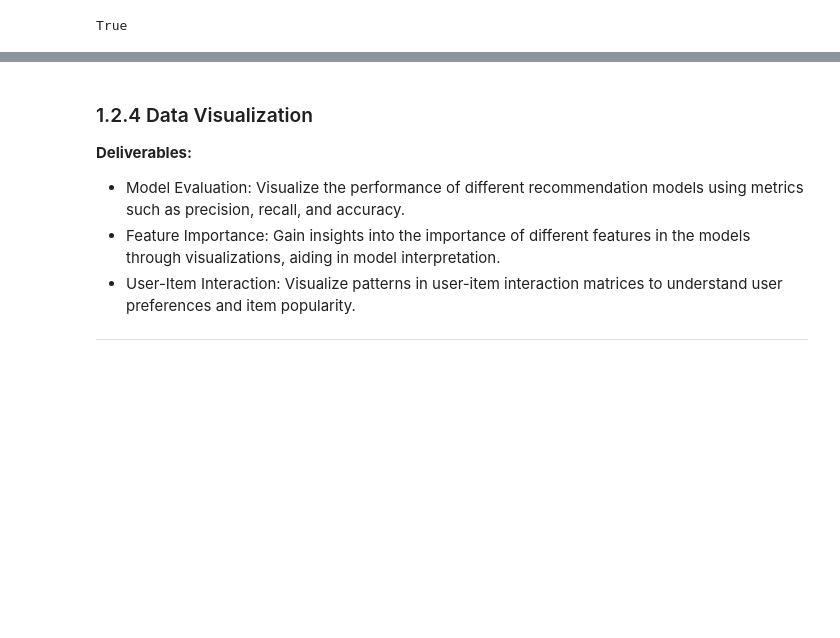
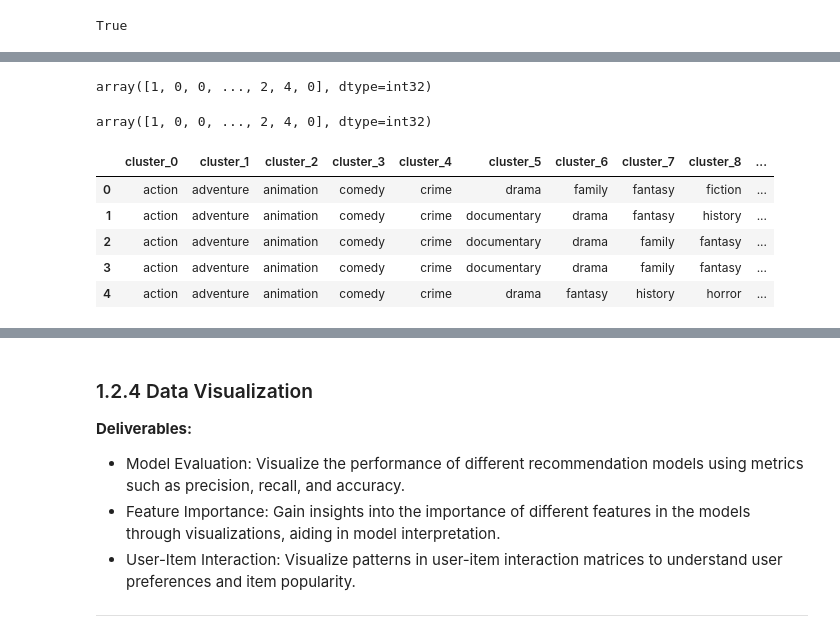
Before and after one commit to tamadasun/Integrated-Movie-Recommendation-and-Analysis, a Jupyter notebook: notebooks/02_Data_Modeling.ipynb, the cells around one changed output, grey strips where cells are left out. Cells and saved outputs as stored; diff of their text form; code cells hidden in the pictures; blank space fills up the shorter version.

```diff
--- a/notebooks/02_Data_Modeling.ipynb
+++ b/notebooks/02_Data_Modeling.ipynb
@@ -438,2 +437,26 @@ galaxy far far away
 # %%
 tmdb_df['preprocessed_overview'] = tmdb_df['overview'].apply(lemmatize_text)
+# %%
+def apply_tfidf_vectorizer(data, text_column='preprocessed_overview'):
+    """
+    Apply TfidfVectorizer to convert preprocessed text data in the specified column of the dataframe to a TF-IDF matrix.
+
+    Parameters:
+    - data (pd.DataFrame): The input dataframe containing the column with preprocessed text data.
+    - text_column (str): The name of the column containing preprocessed text data. Default is 'preprocessed_overview'.
+
+    Returns:
+    - tuple: A tuple showing the shape of the resulting TF-IDF matrix.
+    """
+    # Extract the preprocessed text data
+    text_data = data[text_column].astype(str)
+
+    # Initialize TF-IDF vectorizer
+    tfidf_vectorizer = TfidfVectorizer(stop_words='english')
+
+    # Fit and transform the preprocessed text data to TF-IDF matrix
+    tfidf_matrix = tfidf_vectorizer.fit_transform(text_data)
+
+    #feature_names = tfidf_vectorizer.get_feature_names_out()
+
+    return tfidf_matrix, tfidf_vectorizer
@@ -439,0 +575,8 @@ tmdb_df['preprocessed_overview'] = tmdb_df['overview'].apply(lemmatize_text)
+# %%
+kmeans.labels_
+# %% [output]
+array([1, 0, 0, ..., 2, 4, 0], dtype=int32)
+# %%
+kmeans.predict(tfidf_matrix_genre)
+# %% [output]
+array([1, 0, 0, ..., 2, 4, 0], dtype=int32)
@@ -439,0 +590,16 @@ tmdb_df['preprocessed_overview'] = tmdb_df['overview'].apply(lemmatize_text)
+# %%
+# Option 2: Using cluster_centers_
+genre_cluster_centers = tfidf_vectorizer_genre.inverse_transform(kmeans.cluster_centers_)
+# %%
+# Create DataFrame for cluster centers
+# Create DataFrame for cluster centers
+genre_cluster_centers_df = pd.DataFrame(genre_cluster_centers, columns=[f'cluster_{i}' for i in range(20)])
+
+genre_cluster_centers_df
+# %% [output]
+|  | cluster_0 | cluster_1 | cluster_2 | cluster_3 | cluster_4 | cluster_5 | cluster_6 | cluster_7 | cluster_8 | ... |
+| 0 | action | adventure | animation | comedy | crime | drama | family | fantasy | fiction | ... |
+| 1 | action | adventure | animation | comedy | crime | documentary | drama | fantasy | history | ... |
+| 2 | action | adventure | animation | comedy | crime | documentary | drama | family | fantasy | ... |
+| 3 | action | adventure | animation | comedy | crime | documentary | drama | family | fantasy | ... |
+| 4 | action | adventure | animation | comedy | crime | drama | fantasy | history | horror | ... |
```
Also changed, not shown: parts of 42 cells of this notebook, 14 other files.
